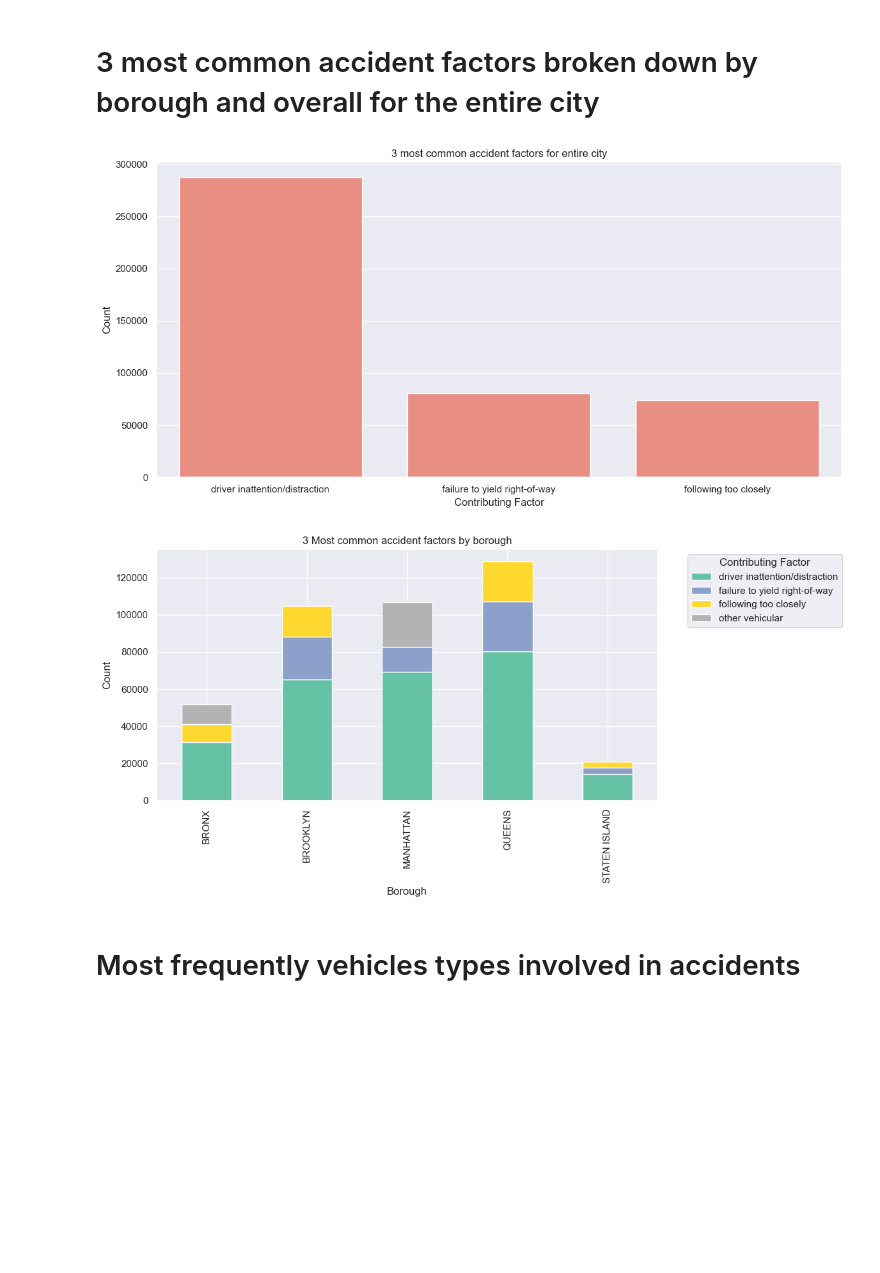
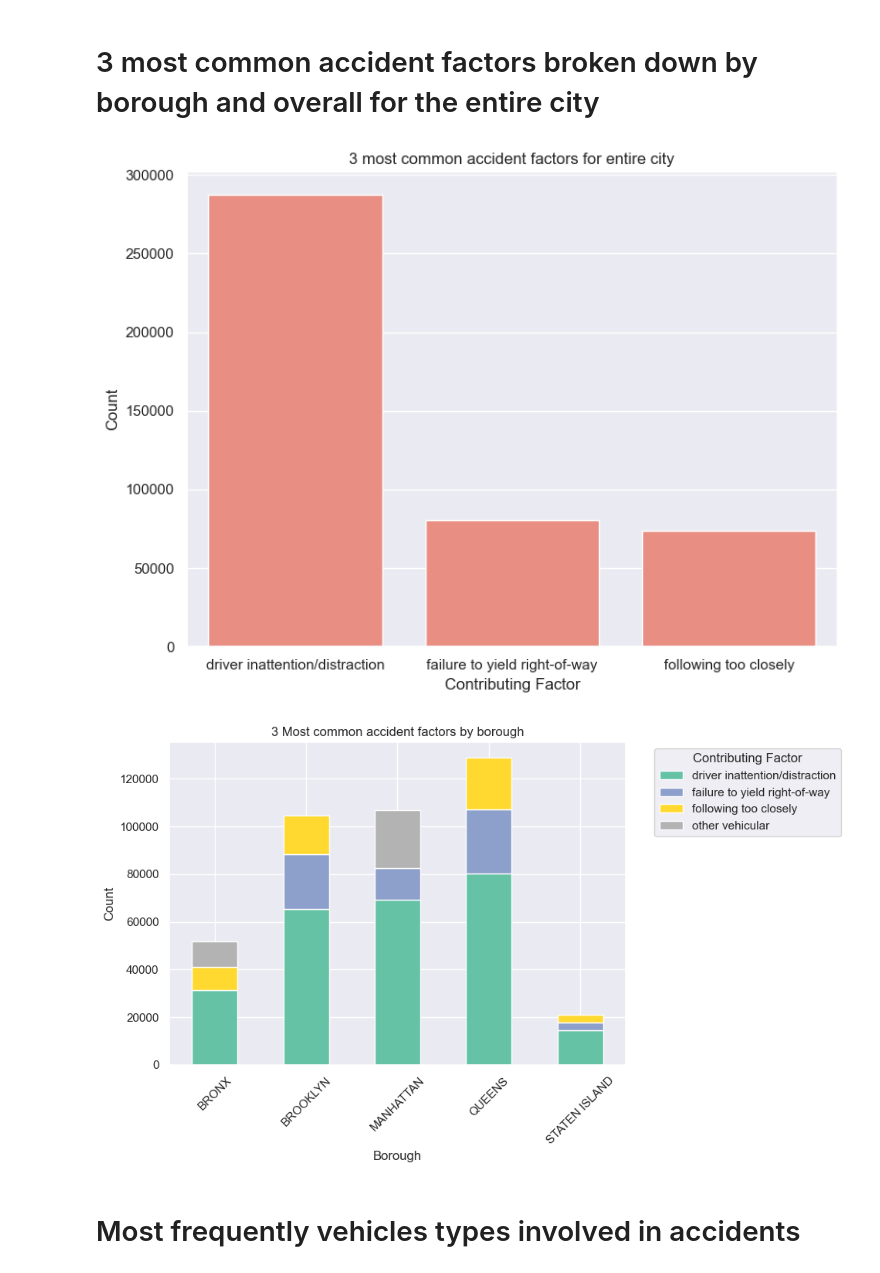
Before and after one commit to IgorGarlej/nyc-traffic-accident-analysis, a Jupyter notebook: notebooks/02.Analysis.ipynb, the cells around one changed output. Drawn from its saved outputs; the diff is of its cells as text; code cells hidden in the pictures; blank space fills up the shorter version.

```diff
--- a/notebooks/02.Analysis.ipynb
+++ b/notebooks/02.Analysis.ipynb
@@ -169,21 +169,21 @@ print(summary)
 3         QUEENS            48           2406
 4  STATEN ISLAND            12            444
 # %%
-sns.set_style(style="whitegrid")
+sns.set_style(style="darkgrid")
 
-fig, axes = plt.subplots(1, 2)
+fig, ax = plt.subplots(1, 2)
 
-sns.barplot(ax = axes[0], data = summary, x = "BOROUGH", y = "total_killed", color = "skyblue")
-axes[0].set_title("Deaths caused by unsafe speed")
-axes[0].set_xlabel("Borough")
-axes[0].set_ylabel("Number of people killed")
-axes[0].tick_params(axis='x', rotation=45)
+sns.barplot(ax = ax[0], data = summary, x = "BOROUGH", y = "total_killed", color = "skyblue")
+ax[0].set_title("Deaths caused by unsafe speed")
+ax[0].set_xlabel("Borough")
+ax[0].set_ylabel("Number of people killed")
+ax[0].tick_params(axis='x', rotation=45)
 
-sns.barplot(ax=axes[1], data=summary, x="BOROUGH", y="total_injured", color="salmon")
-axes[1].set_title("Injuries caused by unsafe speed")
-axes[1].set_xlabel("Borough")
-axes[1].set_ylabel("Number of people injured")
-axes[1].tick_params(axis='x', rotation=45)
+sns.barplot(ax=ax[1], data=summary, x="BOROUGH", y="total_injured", color="salmon")
+ax[1].set_title("Injuries caused by unsafe speed")
+ax[1].set_xlabel("Borough")
+ax[1].set_ylabel("Number of people injured")
+ax[1].tick_params(axis='x', rotation=45)
 
 plt.suptitle("Impact of Unsafe Speed by Borough")
 plt.tight_layout()
@@ -224,29 +224,28 @@ pivot_borough = top_3_by_borough.pivot(index='BOROUGH', columns='CONTRIBUTING FA
 top_3_entire = df_long["CONTRIBUTING FACTOR"].value_counts().head(3).reset_index()
 top_3_entire.columns = ['CONTRIBUTING FACTOR', 'count']
 # %%
-sns.set_style("darkgrid")
-
-fig, ax = plt.subplots(figsize=(12, 6))
+fig, ax = plt.subplots(figsize=(8, 6))
 
 sns.barplot(data = top_3_entire, x = "CONTRIBUTING FACTOR", y = "count", color = "salmon"  )
 ax.set_title("3 most common accident factors for entire city")
 ax.set_xlabel("Contributing Factor")
 ax.set_ylabel("Count")
 plt.tight_layout()
 plt.show()
 # %% [output]
-[figure, old version]
+[figure, new version]
 # %%
-pivot_borough.plot(kind='bar', stacked=True, figsize=(12, 6), colormap='Set2')
+pivot_borough.plot(kind='bar', stacked=True, figsize=(10, 6), colormap='Set2')
 
 plt.title("3 Most common accident factors by borough")
 plt.xlabel("Borough")
 plt.ylabel("Count")
+plt.xticks(rotation=45)
 plt.legend(title="Contributing Factor", bbox_to_anchor=(1.05, 1), loc='upper left')
 plt.tight_layout()
 plt.show()
 # %% [output]
-[figure, old version]
+[figure, new version]
 # %% [markdown]
 # Most frequently vehicles types involved in accidents
 # %%
```
Also changed, not shown: parts of 3 cells of this notebook, 3 other files.
